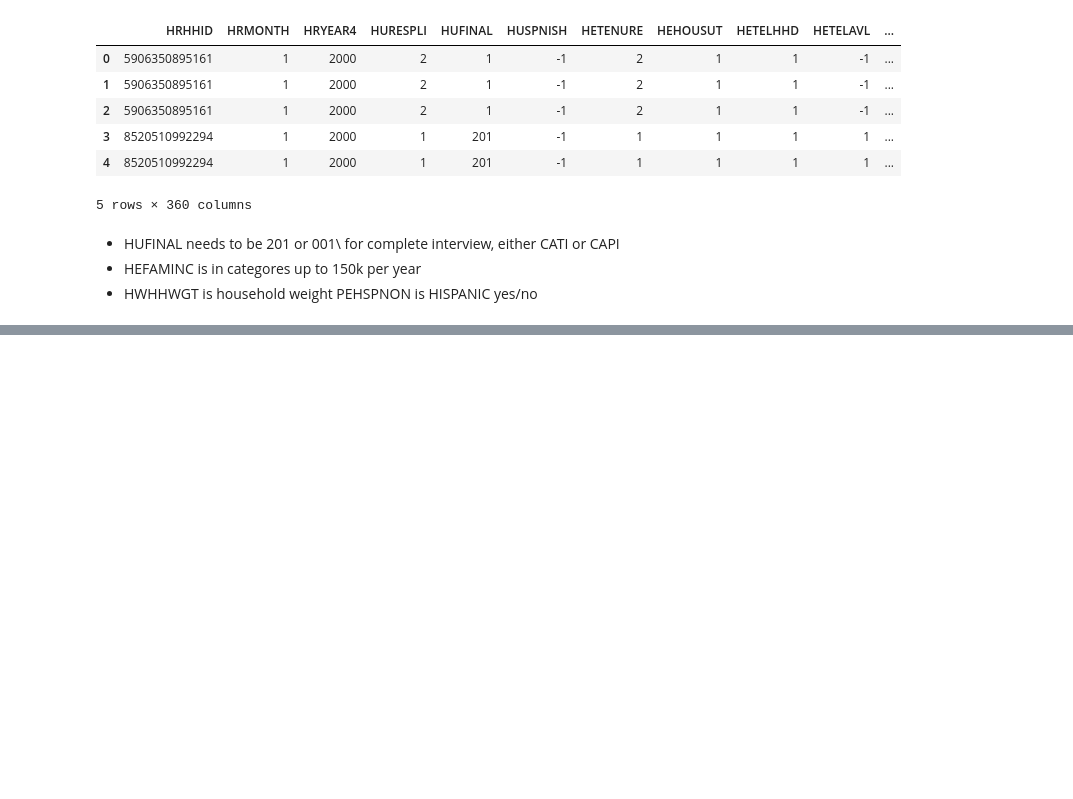
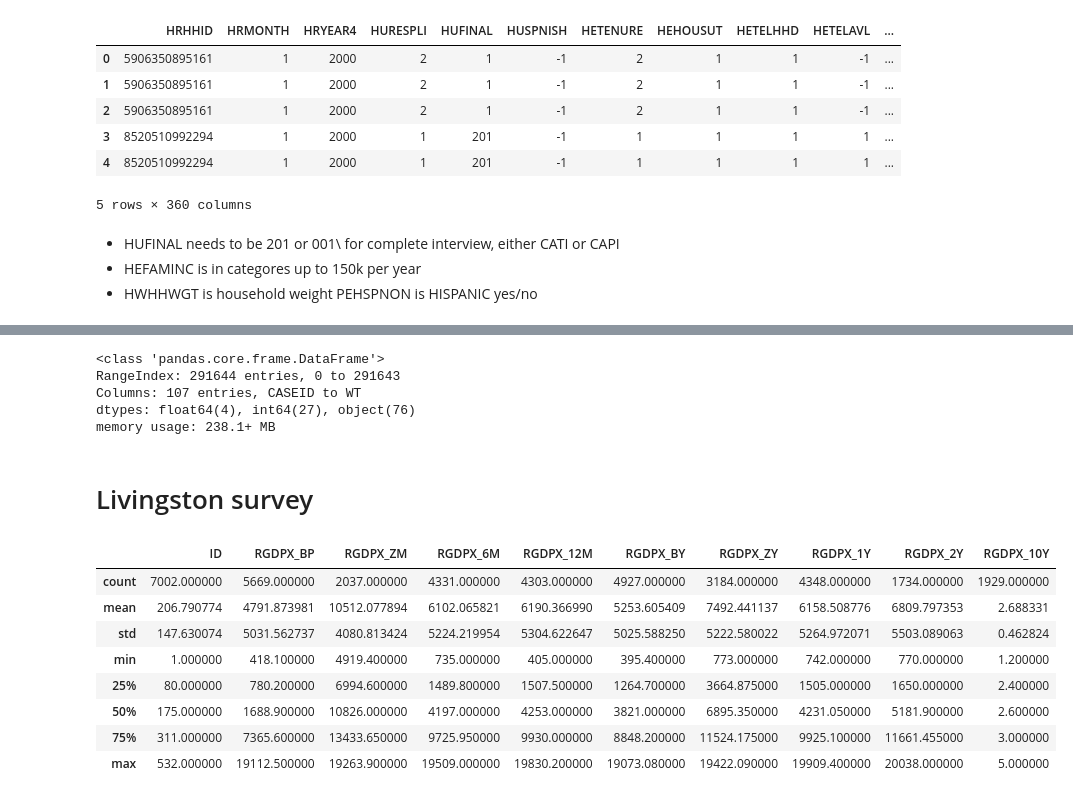
Before and after one commit to danvalen1/Consumer-finance, a Jupyter notebook: dataloading.ipynb, the cells around one changed output, grey strips where cells are left out. Cells and saved outputs as stored; diff of their text form; code cells hidden in the pictures; blank space fills up the shorter version.

Commit message:
Added NFWBS, BLS CES, SHED, NYFed SCE, UMich Survey of Consumers, Livingston survey

```diff
--- a/dataloading.ipynb
+++ b/dataloading.ipynb
@@ -273,0 +346,27 @@ the string values returned are correct.
+# %%
+df = dl.UMich_load()
+
+df.info()
+# %% [output]
+<class 'pandas.core.frame.DataFrame'>
+RangeIndex: 291644 entries, 0 to 291643
+Columns: 107 entries, CASEID to WT
+dtypes: float64(4), int64(27), object(76)
+memory usage: 238.1+ MB
+# %% [markdown]
+# Livingston survey
+# %%
+##MULTIPLE TABS ONLY 1 LOADED
+df = dl.Livingston_load(targetdir)
+
+df.describe()
+# %% [output]
+|  | ID | RGDPX_BP | RGDPX_ZM | RGDPX_6M | RGDPX_12M | RGDPX_BY | RGDPX_ZY | RGDPX_1Y | RGDPX_2Y | RGDPX_10Y |
+| count | 7002.000000 | 5669.000000 | 2037.000000 | 4331.000000 | 4303.000000 | 4927.000000 | 3184.000000 | 4348.000000 | 1734.000000 | 1929.000000 |
+| mean | 206.790774 | 4791.873981 | 10512.077894 | 6102.065821 | 6190.366990 | 5253.605409 | 7492.441137 | 6158.508776 | 6809.797353 | 2.688331 |
+| std | 147.630074 | 5031.562737 | 4080.813424 | 5224.219954 | 5304.622647 | 5025.588250 | 5222.580022 | 5264.972071 | 5503.089063 | 0.462824 |
+| min | 1.000000 | 418.100000 | 4919.400000 | 735.000000 | 405.000000 | 395.400000 | 773.000000 | 742.000000 | 770.000000 | 1.200000 |
+| 25% | 80.000000 | 780.200000 | 6994.600000 | 1489.800000 | 1507.500000 | 1264.700000 | 3664.875000 | 1505.000000 | 1650.000000 | 2.400000 |
+| 50% | 175.000000 | 1688.900000 | 10826.000000 | 4197.000000 | 4253.000000 | 3821.000000 | 6895.350000 | 4231.050000 | 5181.900000 | 2.600000 |
+| 75% | 311.000000 | 7365.600000 | 13433.650000 | 9725.950000 | 9930.000000 | 8848.200000 | 11524.175000 | 9925.100000 | 11661.455000 | 3.000000 |
+| max | 532.000000 | 19112.500000 | 19263.900000 | 19509.000000 | 19830.200000 | 19073.080000 | 19422.090000 | 19909.400000 | 20038.000000 | 5.000000 |
```
Also changed, not shown: parts of 19 cells of this notebook, 39 other files.
